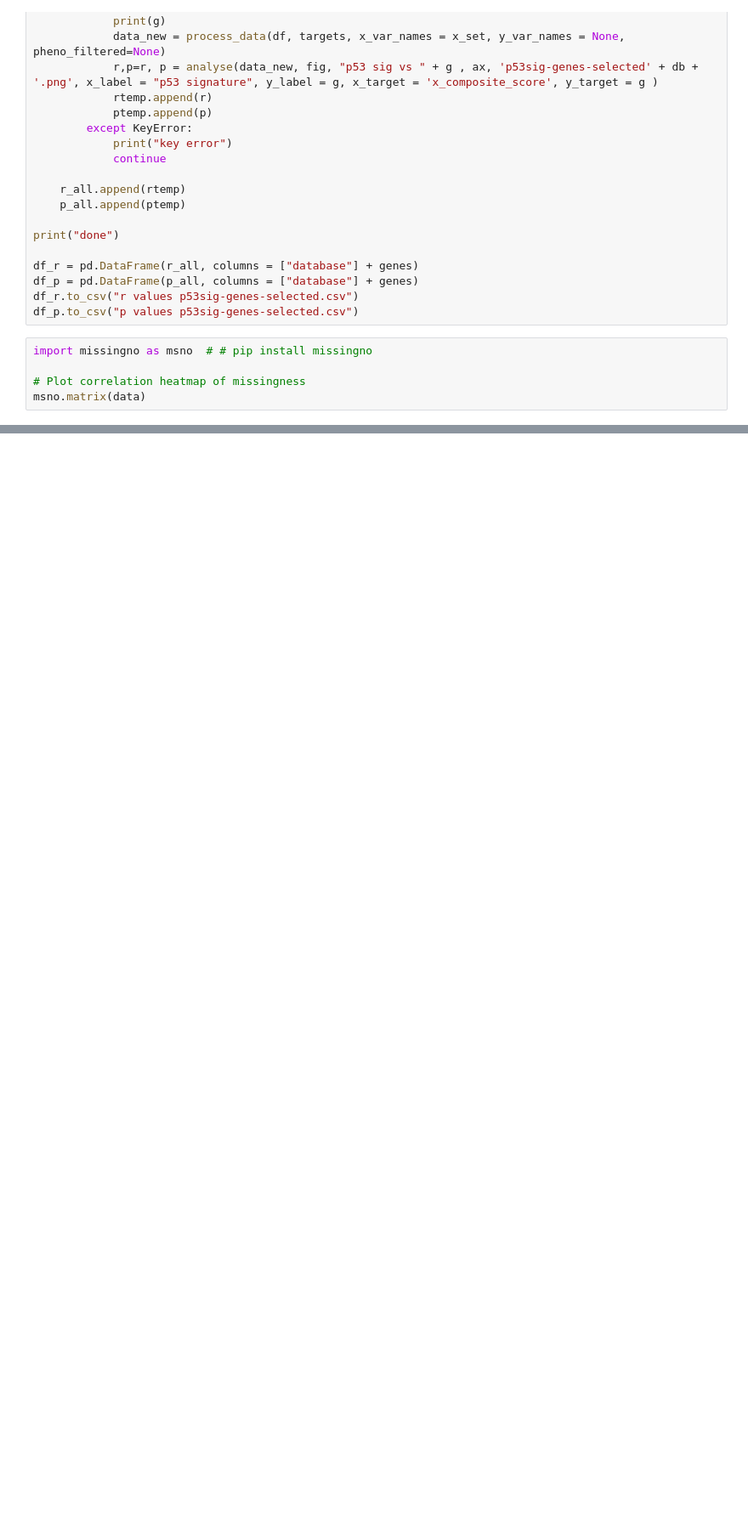
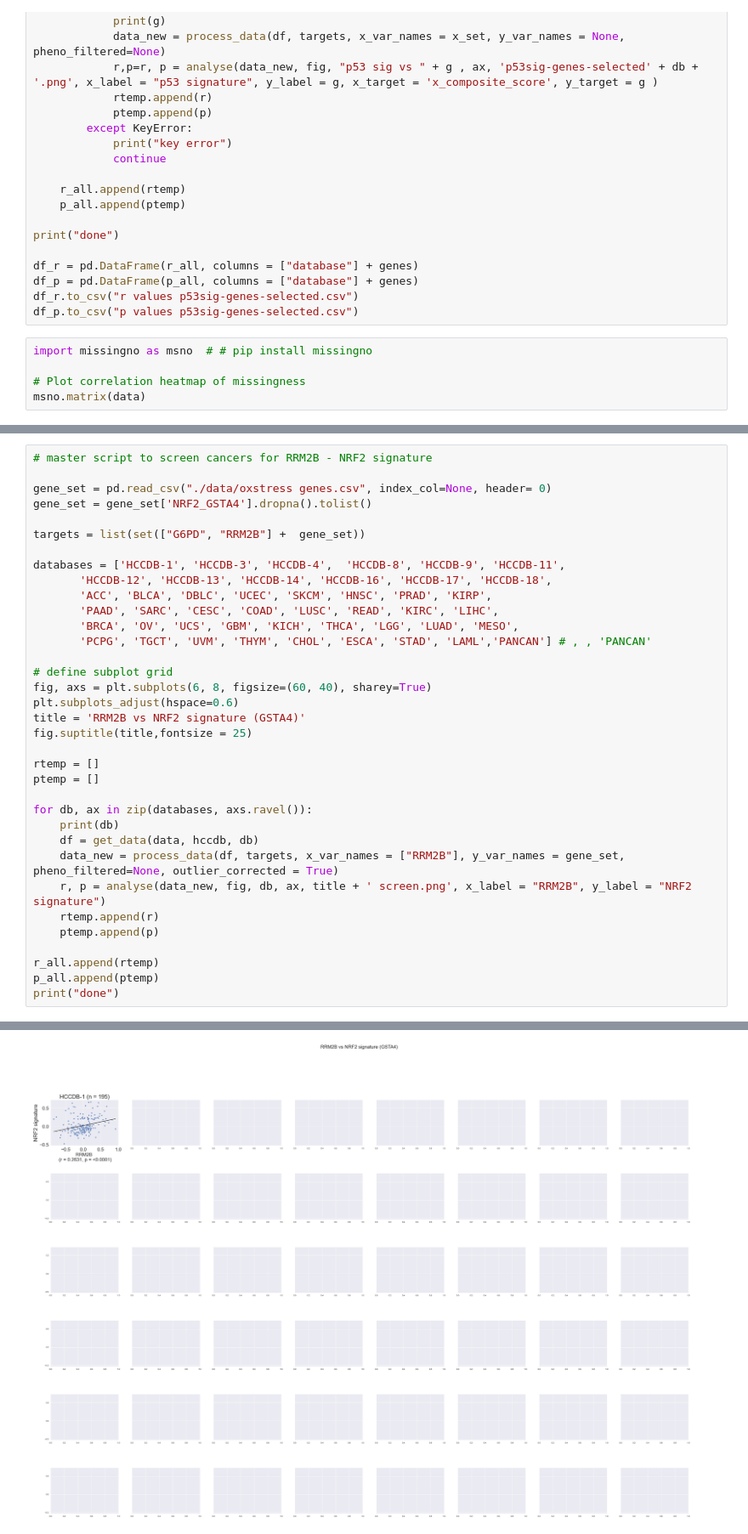
Before and after one commit to shanghongsim/NRF2-PARP1-Bioinformatics, a Jupyter notebook: Database screen (outlier corrected).ipynb, the cells around one changed output, grey strips where cells are left out. Shown at 85% size. Saved outputs shown, nothing was run; the diff lists cells and outputs as text; blank space fills up the shorter version.

Commit message:
cleaned up code to plot regression plots forpublication

```diff
--- a/Database screen (outlier corrected).ipynb
+++ b/Database screen (outlier corrected).ipynb
@@ -1198,0 +770,36 @@ msno.matrix(data)
+# %%
+# master script to screen cancers for RRM2B - NRF2 signature
+
+gene_set = pd.read_csv("./data/oxstress genes.csv", index_col=None, header= 0)
+gene_set = gene_set['NRF2_GSTA4'].dropna().tolist()
+
+targets = list(set(["G6PD", "RRM2B"] +  gene_set))
+
+databases = ['HCCDB-1', 'HCCDB-3', 'HCCDB-4',  'HCCDB-8', 'HCCDB-9', 'HCCDB-11',
+       'HCCDB-12', 'HCCDB-13', 'HCCDB-14', 'HCCDB-16', 'HCCDB-17', 'HCCDB-18',
+       'ACC', 'BLCA', 'DBLC', 'UCEC', 'SKCM', 'HNSC', 'PRAD', 'KIRP',
+       'PAAD', 'SARC', 'CESC', 'COAD', 'LUSC', 'READ', 'KIRC', 'LIHC',
+       'BRCA', 'OV', 'UCS', 'GBM', 'KICH', 'THCA', 'LGG', 'LUAD', 'MESO',
+       'PCPG', 'TGCT', 'UVM', 'THYM', 'CHOL', 'ESCA', 'STAD', 'LAML','PANCAN'] # , , 'PANCAN'
+
+# define subplot grid
+fig, axs = plt.subplots(6, 8, figsize=(60, 40), sharey=True)
+plt.subplots_adjust(hspace=0.6)
+title = 'RRM2B vs NRF2 signature (GSTA4)'
+fig.suptitle(title,fontsize = 25)
+
+rtemp = []
+ptemp = []
+
+for db, ax in zip(databases, axs.ravel()):
+    print(db)
+    df = get_data(data, hccdb, db)
+    data_new = process_data(df, targets, x_var_names = ["RRM2B"], y_var_names = gene_set, pheno_filtered=None, outlier_corrected = True)
+    r, p = analyse(data_new, fig, db, ax, title + ' screen.png', x_label = "RRM2B", y_label = "NRF2 signature")
+    rtemp.append(r)
+    ptemp.append(p)
+
+r_all.append(rtemp)
+p_all.append(ptemp)
+print("done")
+# %% [output]
@@ -1198,0 +819 @@ msno.matrix(data)
+[figure, added]
```
Also changed, not shown: parts of 16 cells of this notebook, 5 other files.
